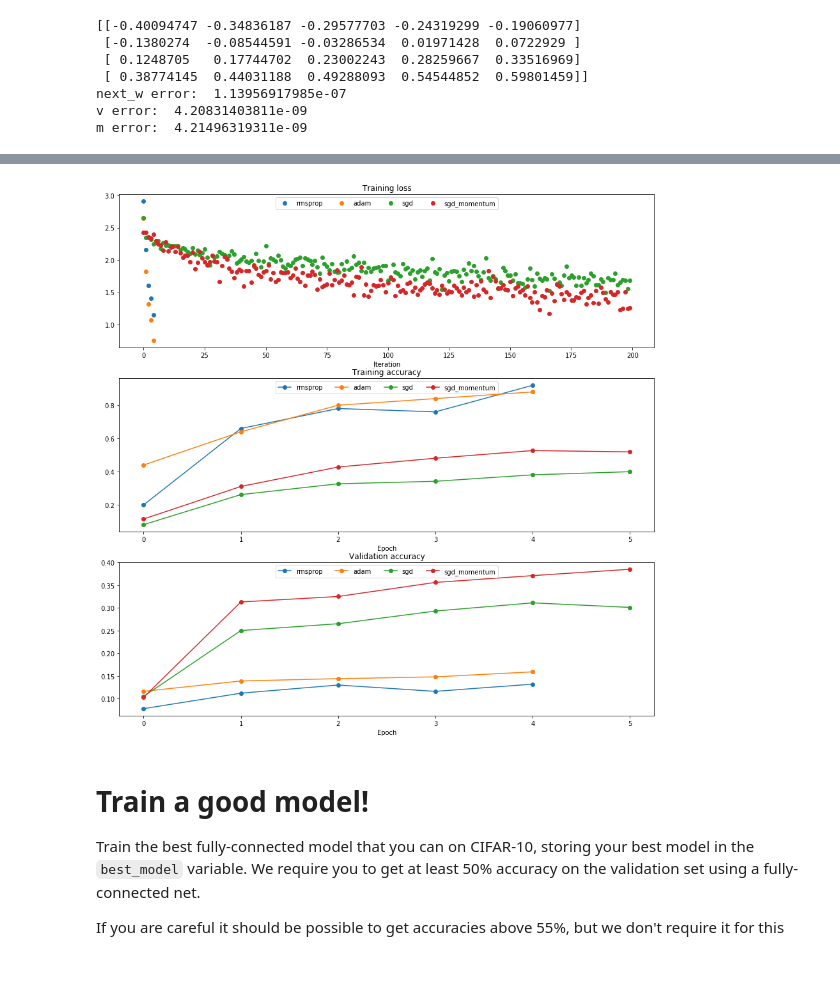
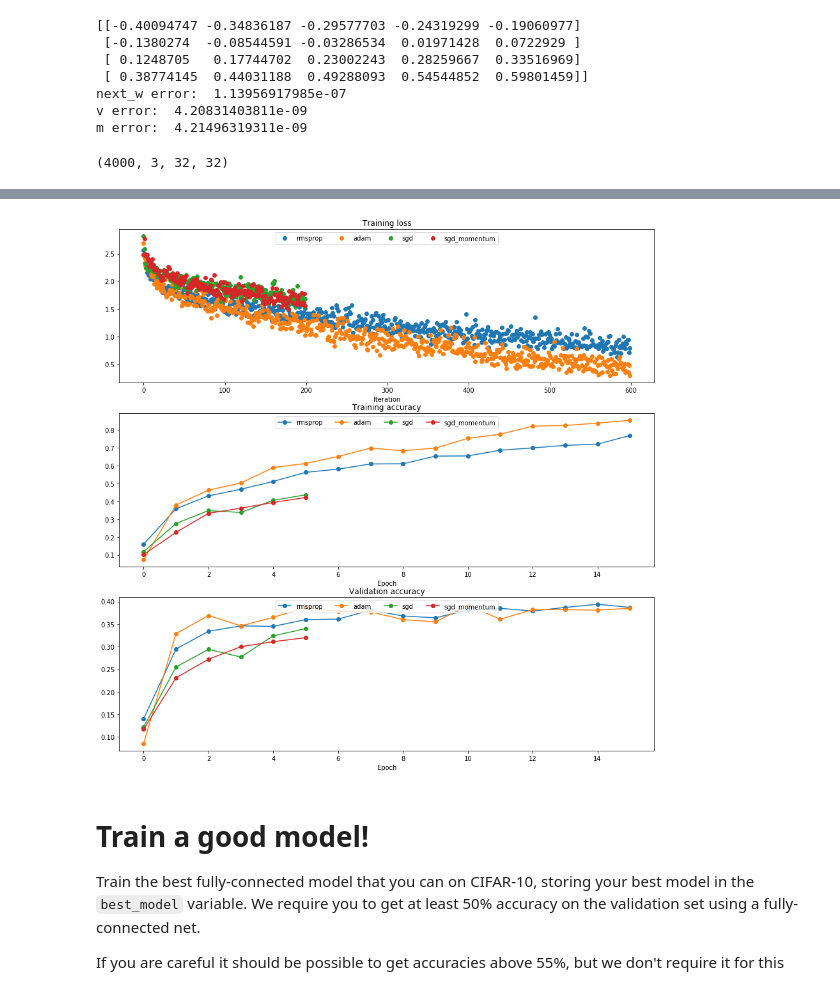
Before and after one commit to Aran00/CS231nAssignments, a Jupyter notebook: assignment2/FullyConnectedNets.ipynb, the cells around one changed output, grey strips where cells are left out. Saved outputs shown, nothing was run; the diff lists cells and outputs as text; code cells hidden in the pictures.

```diff
--- a/assignment2/FullyConnectedNets.ipynb
+++ b/assignment2/FullyConnectedNets.ipynb
@@ -746,6 +736,10 @@ print 'm error: ', rel_error(expected_m, config['m'])
 next_w error:  1.13956917985e-07
 v error:  4.20831403811e-09
 m error:  4.21496319311e-09
+# %%
+small_data['X_train'].shape
+# %% [output]
+(4000, 3, 32, 32)
 # %%
 learning_rates = {'rmsprop': 1e-4, 'adam': 1e-3}
 for update_rule in ['adam', 'rmsprop']:
@@ -753,7 +747,7 @@ for update_rule in ['adam', 'rmsprop']:
   model = FullyConnectedNet([100, 100, 100, 100, 100], weight_scale=5e-2)
 
   solver = Solver(model, small_data,
-                  num_epochs=5, batch_size=100,
+                  num_epochs=15, batch_size=100,
                   update_rule=update_rule,
                   optim_config={
                     'learning_rate': learning_rates[update_rule]
@@ -809,4 +805,4 @@ running with  rmsprop
-[figure, old version]
+[figure, new version]
 # %% [markdown]
 # Train a good model!
 Train the best fully-connected model that you can on CIFAR-10, storing your best model in the `best_model` variable. We require you to get at least 50% accuracy on the validation set using a fully-connected net.
```
Also changed, not shown: parts of 17 cells of this notebook.
